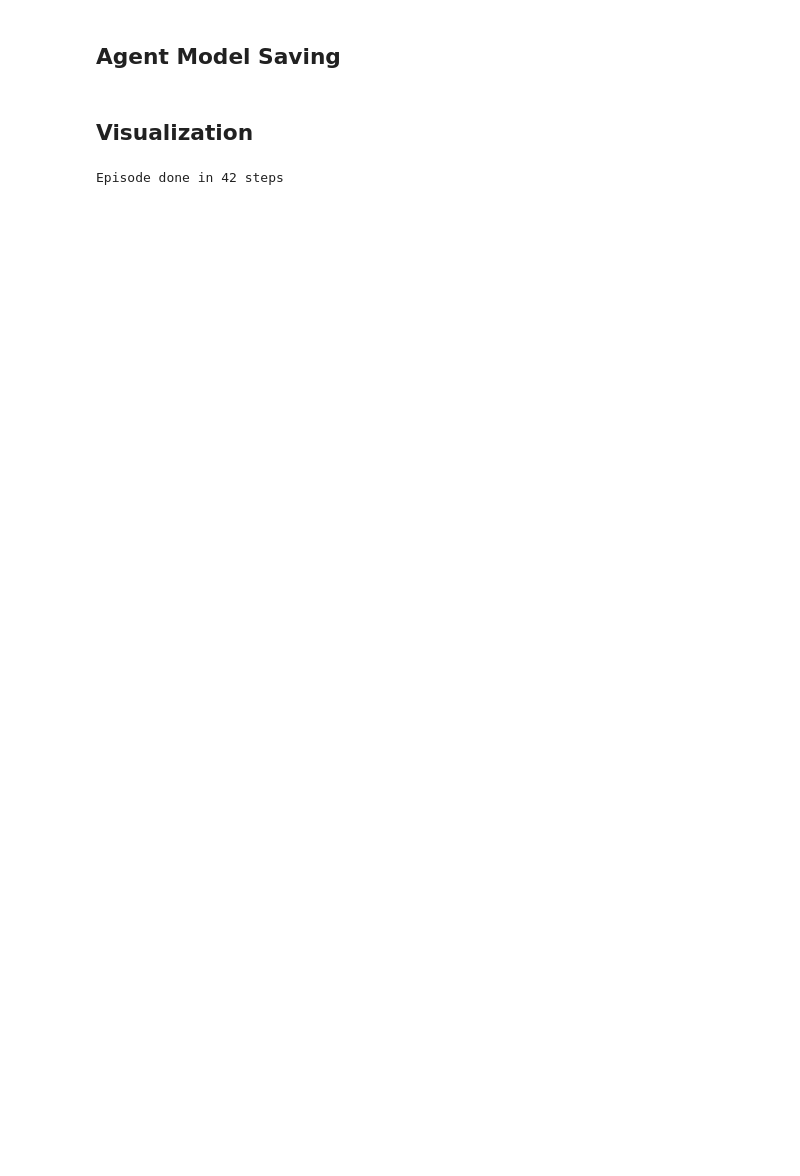
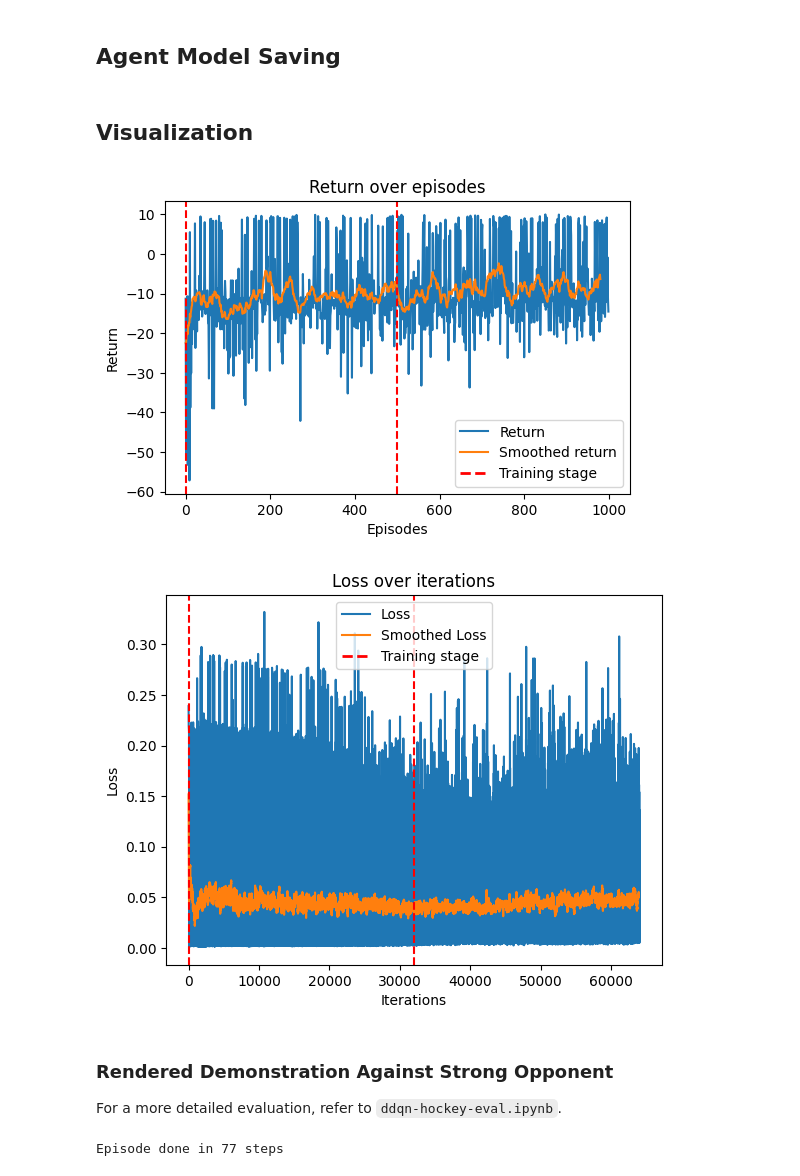
Before and after one commit to KarahanS/RL-Hockey, a Jupyter notebook: ddqn-hockey-train.ipynb, the cells around one changed output. Cells and saved outputs as stored; diff of their text form; code cells hidden in the pictures; blank space fills up the shorter version.

Commit message:
DDQN training sequence framework

```diff
--- a/ddqn-hockey-train.ipynb
+++ b/ddqn-hockey-train.ipynb
@@ -137,0 +132,9 @@ plt.show()
+# %%
+# For the visualisation of the training progress
+
+stats = Stats(
+    returns=[],
+    returns_ts=[],
+    losses=[],
+    losses_ts=[]
+)
@@ -146,5 +182,40 @@ agent1.save_state(STATE_PATH)
 # %% [markdown]
 ## Visualization
+# %%
+from matplotlib.lines import Line2D
+
+returns_np = np.asarray(stats.returns)
+losses_np = np.asarray(stats.losses)
+fig=plt.figure(figsize=(6,3.8))
+plt.plot(returns_np[:,1], label="Return")
+plt.plot(running_mean(returns_np[:,1],20), label="Smoothed return")
+for xc in stats.returns_training_stages:
+    plt.axvline(x=xc, color='r', linestyle='--')
+plt.xlabel("Episodes")
+plt.ylabel("Return")
+plt.title("Return over episodes")
+plt.plot([0], color='r', linestyle='--', lw=2, label='Training stage')  # Dummy plot for legend
+plt.legend()
+plt.show()
+
+plt.figure()
+plt.plot(losses_np, label="Loss")
+plt.plot(running_mean(losses_np, 100), label="Smoothed Loss")
+for xc in stats.losses_training_stages:
+    plt.axvline(x=xc, color='r', linestyle='--')
+plt.xlabel("Iterations")
+plt.ylabel("Loss")
+plt.title("Loss over iterations")
+plt.plot([0], color='r', linestyle='--', lw=2, label='Training stage')  # Dummy plot for legend
+plt.legend()
+plt.show()
+# %% [output]
+[figure, added]
+[figure, added]
+# %% [markdown]
+### Rendered Demonstration Against Strong Opponent
+
+For a more detailed evaluation, refer to `ddqn-hockey-eval.ipynb`.
 # %%
 STEPS = 100000
 
@@ -155,9 +226,9 @@ obs_agent2 = env.obs_agent_two()
 
 for i in range(STEPS):
     env.render()
-    a1_discr = agent1.act(obs)
+    a1_discr = agent_player.act(obs)
     a1 = env.discrete_to_continous_action(a1_discr)
-    a2 = agent2.act(obs_agent2)
+    a2 = agent_opp_strong.act(obs_agent2)
 
     obs, r, done, trunc, _ = env.step(np.hstack([a1, a2]))
     obs_buffer.append(obs)
@@ -169,6 +240,6 @@ for i in range(STEPS):
         print(f"Episode done in {i} steps")
         break
 # %% [output]
-Episode done in 42 steps
+Episode done in 77 steps
 # %%
 env.close()
```
Also changed, not shown: parts of 15 cells of this notebook, 1 other file.
